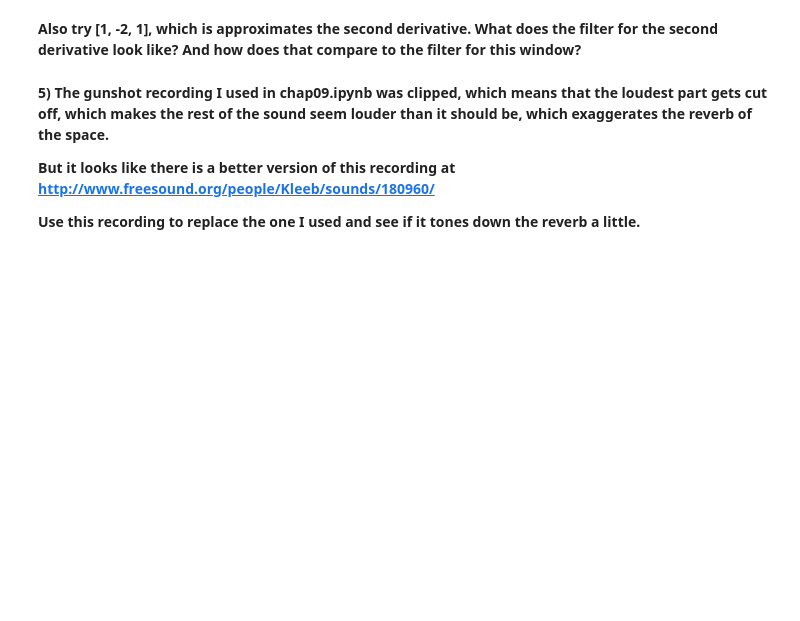
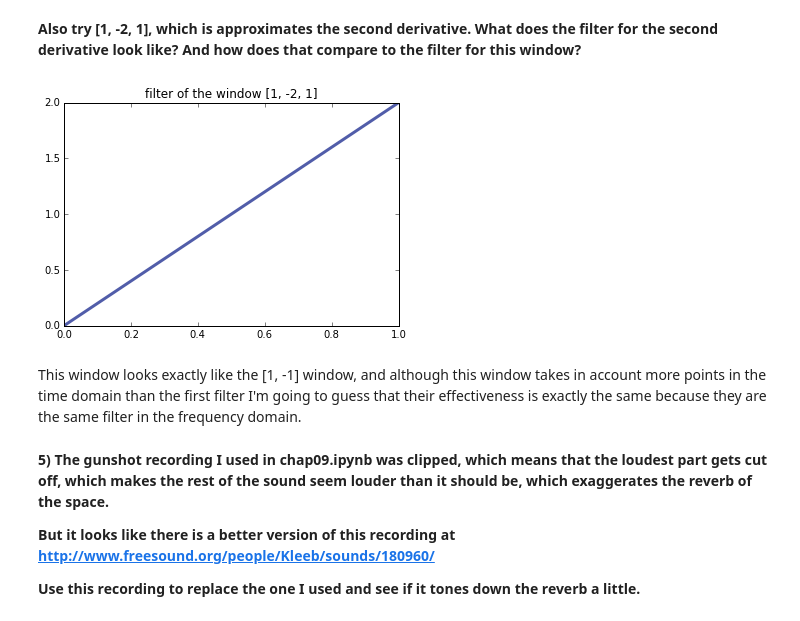
Before and after one commit to JiayingWei/ThinkDSP, a Jupyter notebook: code/ps05.ipynb, the cells around one changed output. Cells and saved outputs as stored; diff of their text form; code cells hidden in the pictures; blank space fills up the shorter version.

```diff
--- a/code/ps05.ipynb
+++ b/code/ps05.ipynb
@@ -165,5 +179,12 @@ window is an increasing function of f, so you can think of diff as a high-pass f
 # %% [markdown]
 **Also try [1, -2, 1], which is approximates the second derivative.  What does the filter for the second derivative look like?  And how does that compare to the filter for this window?**
+# %%
+diff3 = thinkdsp.Wave(numpy.array([1, -2, 1]), 3).make_spectrum().plot()
+thinkplot.config(title = "filter of the window [1, -2, 1]", xlim = [0,1], ylim = [0,2])
+# %% [output]
+[figure, added]
+# %% [markdown]
+This window looks exactly like the [1, -1] window, and although this window takes in account more points in the time domain than the first filter I'm going to guess that their effectiveness is exactly the same because they are the same filter in the frequency domain.
 # %% [markdown]
 **5) The gunshot recording I used in chap09.ipynb was clipped, which means that the loudest part gets cut off, which makes the rest of the sound seem louder than it should be, which exaggerates the reverb of the space.**
 
```
Also changed, not shown: parts of 28 cells of this notebook, 4 other files.
